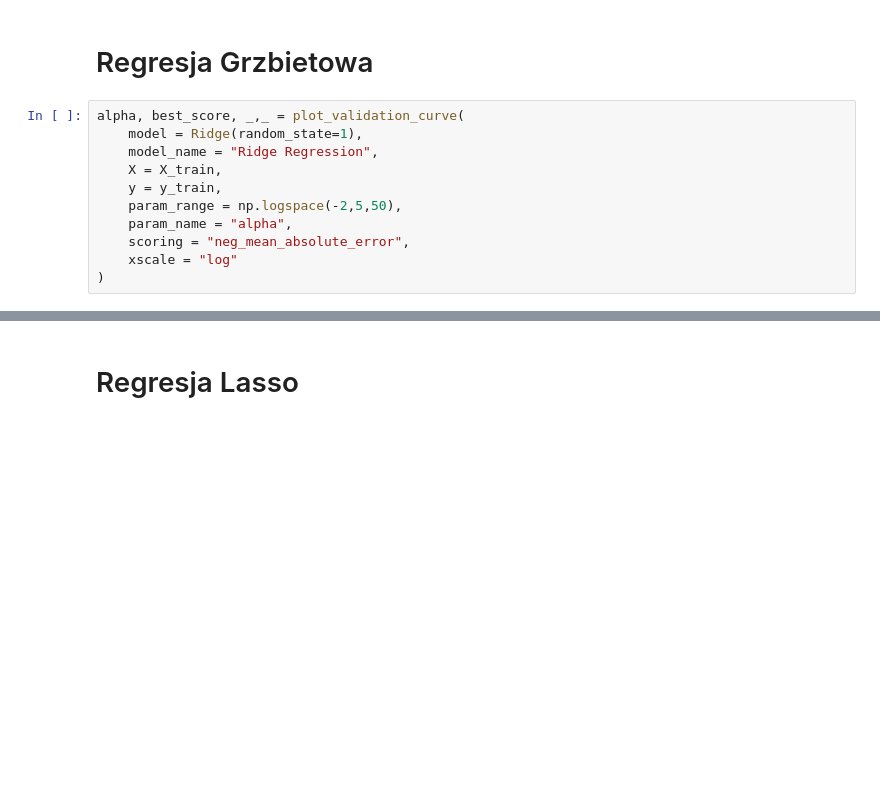
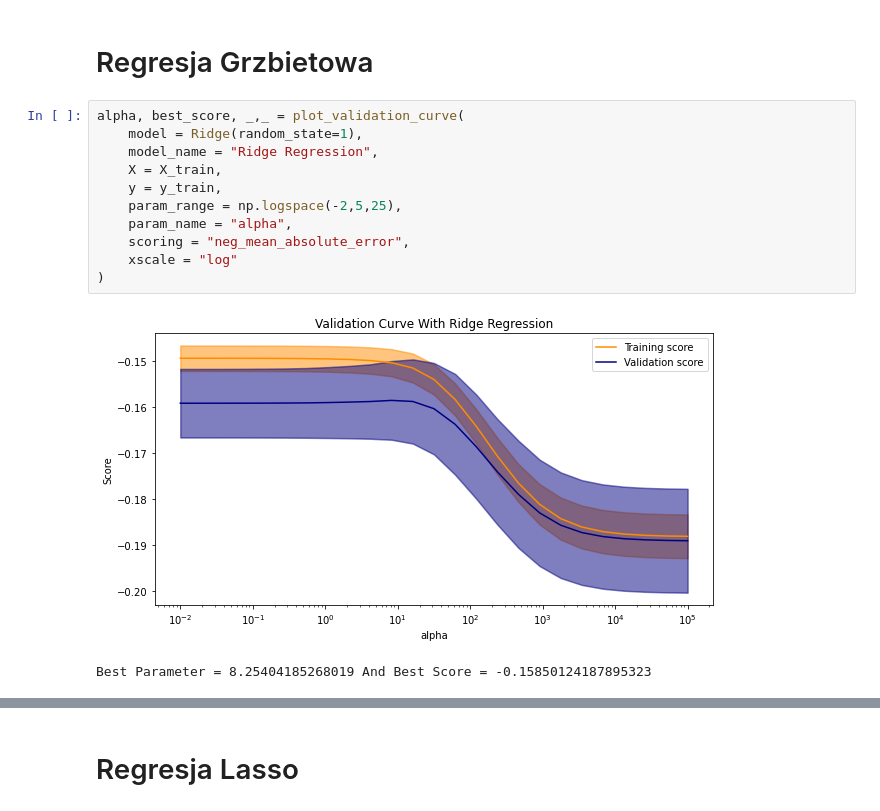
Before and after one commit to matlaczj/Predictive-Modeling-for-Student-Alcohol-Consumption, a Jupyter notebook: Projekt/projekt.ipynb, the cells around one changed output, grey strips where cells are left out. Saved outputs shown, nothing was run; the diff lists cells and outputs as text; blank space fills up the shorter version.

```diff
--- a/Projekt/projekt.ipynb
+++ b/Projekt/projekt.ipynb
@@ -251,14 +280,17 @@ sorted(zip(range(50),errors),key=lambda x:x[1])
 # %%
 alpha, best_score, _,_ = plot_validation_curve(
     model = Ridge(random_state=1),
     model_name = "Ridge Regression",
     X = X_train,
     y = y_train,
-    param_range = np.logspace(-2,5,50),
+    param_range = np.logspace(-2,5,25),
     param_name = "alpha",
     scoring = "neg_mean_absolute_error",
     xscale = "log"
 )
+# %% [output]
+[figure, added]
+Best Parameter = 8.25404185268019 And Best Score = -0.15850124187895323
 # %%
 model = Ridge(random_state=1,alpha=alpha)
 score = test_model(model,X_train,y_train,X_test,y_test)
```
Also changed, not shown: parts of 48 cells of this notebook, 1 other file.
